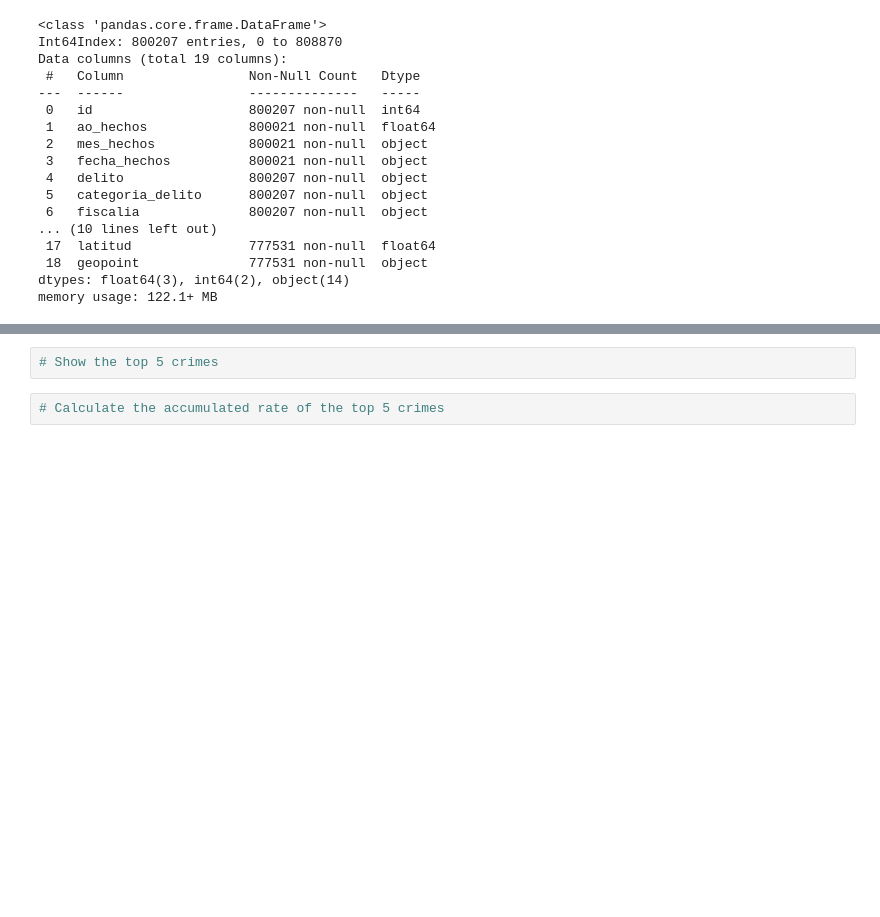
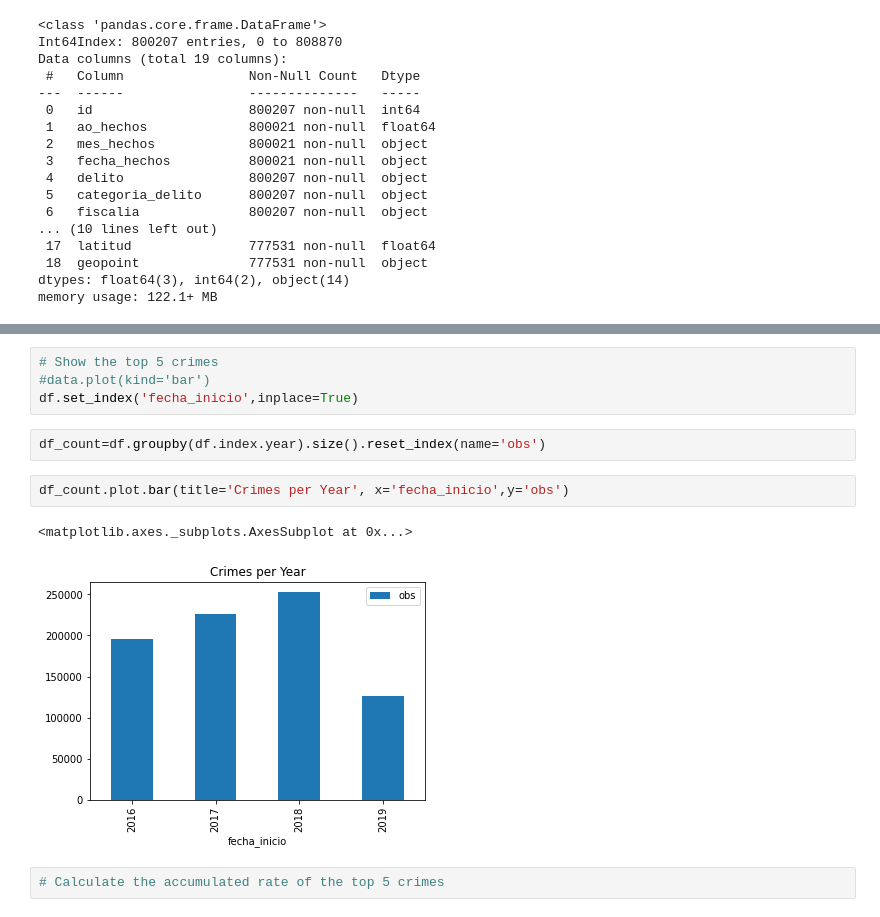
Before and after one commit to xalejandrow/interacting-with-the-twitter-api-project-tutorial, a Jupyter notebook: Crimes_4GKS.ipynb, the cells around one changed output, grey strips where cells are left out. Drawn from its saved outputs; the diff is of its cells as text; blank space fills up the shorter version.

```diff
--- a/Crimes_4GKS.ipynb
+++ b/Crimes_4GKS.ipynb
@@ -138,5 +151,14 @@ df.describe(datetime_is_numeric=True)
 # %%
 # Show the top 5 crimes
+#data.plot(kind='bar')
+df.set_index('fecha_inicio',inplace=True)
+# %%
+df_count=df.groupby(df.index.year).size().reset_index(name='obs')
+# %%
+df_count.plot.bar(title='Crimes per Year', x='fecha_inicio',y='obs')
+# %% [output]
+<matplotlib.axes._subplots.AxesSubplot at 0x...>
+[figure, added]
 # %%
 # Calculate the accumulated rate of the top 5 crimes
 # %%
```
Also changed, not shown: parts of 4 cells of this notebook.
